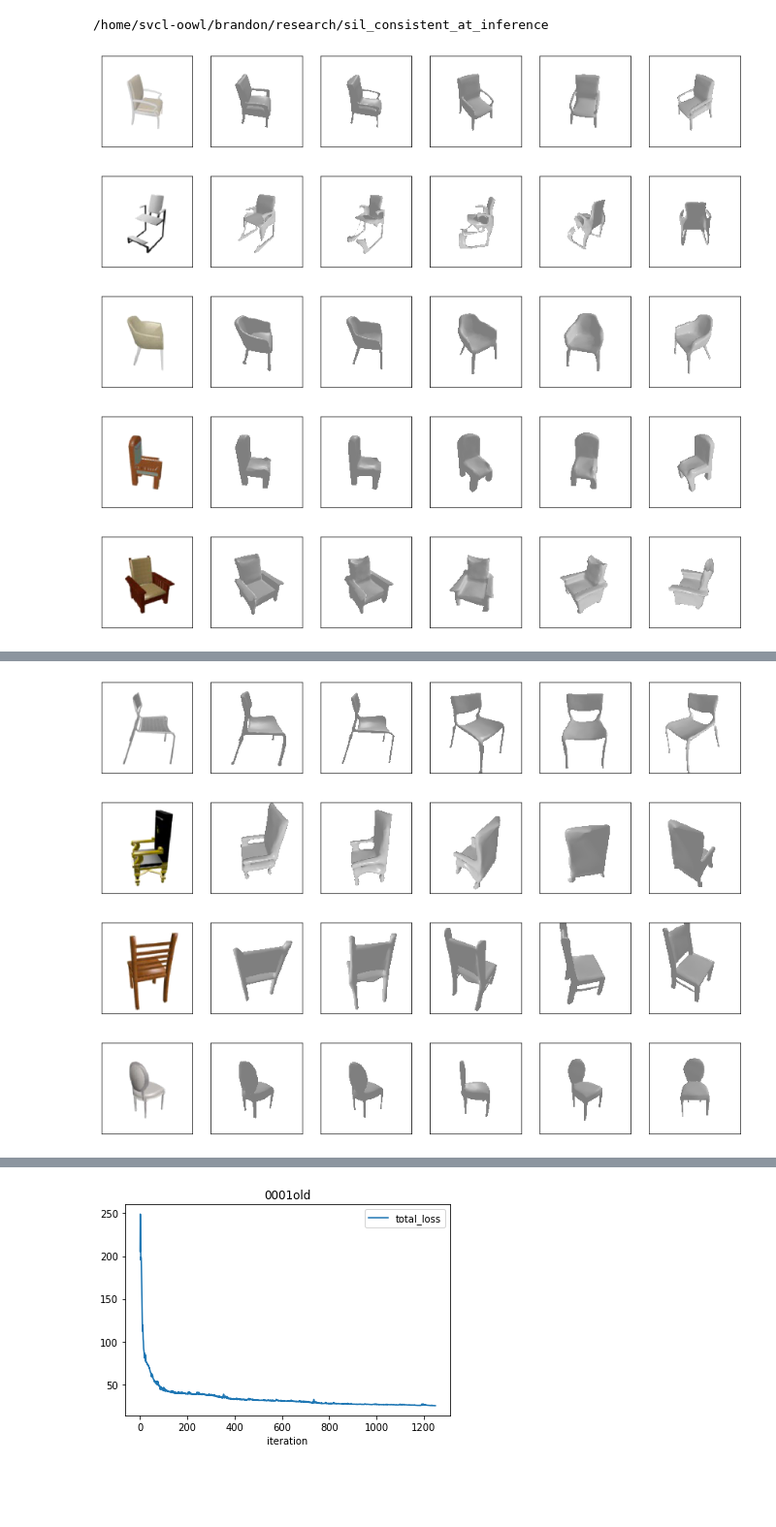
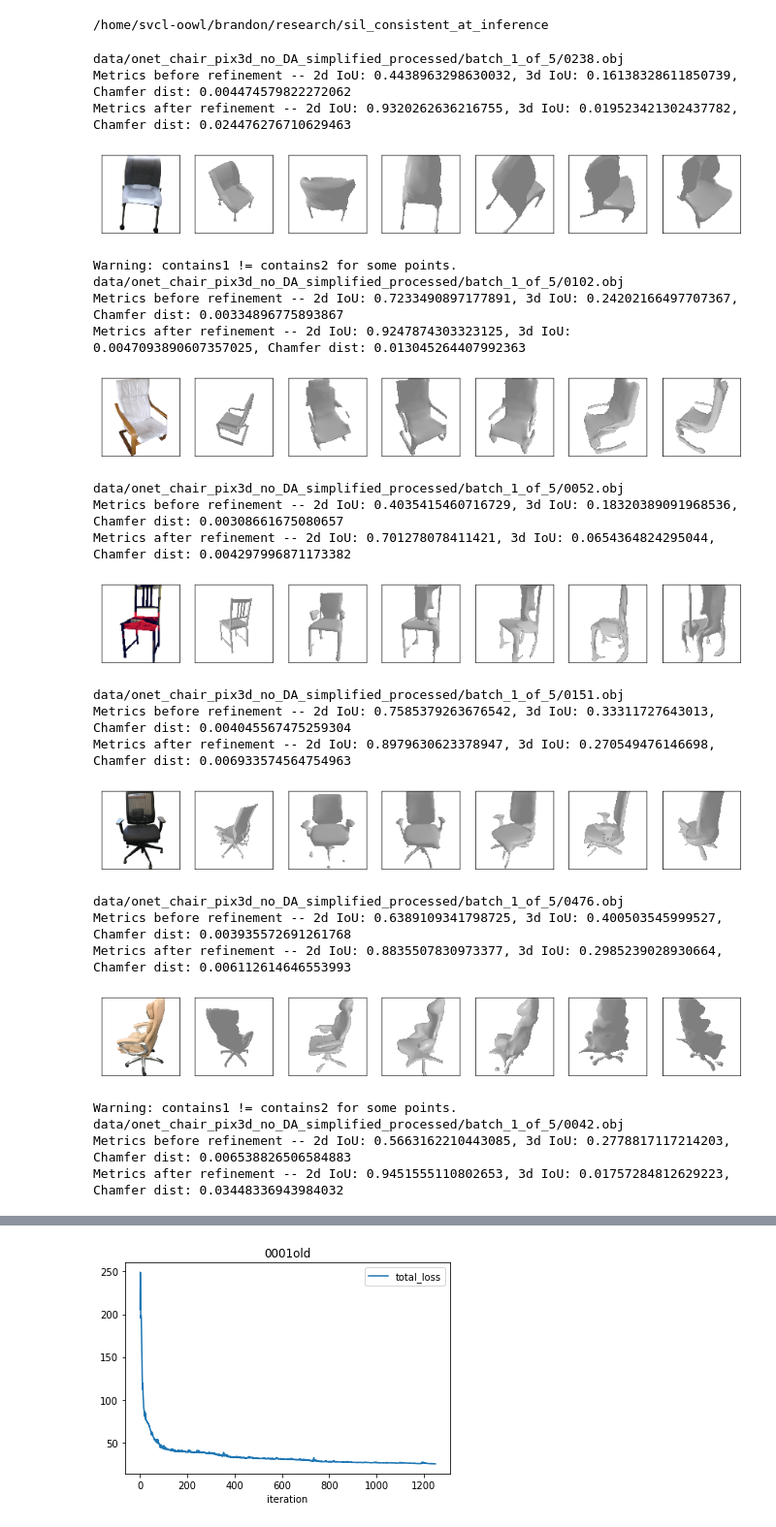
Before and after one commit to b7leung/sil_consistent_at_inference, a Jupyter notebook: notebooks/postprocess_dataset.ipynb, the cells around one changed output, grey strips where cells are left out. Shown at 97% size. Drawn from its saved outputs; the diff is of its cells as text; code cells hidden in the pictures; blank space fills up the shorter version.

```diff
--- a/notebooks/postprocess_dataset.ipynb
+++ b/notebooks/postprocess_dataset.ipynb
@@ -145,7 +144,7 @@ def show_meshes(cfg, device, saved_model_path, gt_shapes_dict, only_show_instanc
                     ax[0][col_i+i].yaxis.set_visible(False)
                 plt.pause(0.05)
 # %%
-cfg_path = "configs/refine.yaml"
+cfg_path = "configs/refine2.yaml"
 exp_name = "processed"
 gt_shapes_path = "/home/svcl-oowl/brandon/research/sil_consistent_at_inference/data_evaluation/pix3d_chair/pix3d_chair_gt_shapes.lst"
 
@@ -162,11 +161,33 @@ processed_model_path = cfg['dataset']['input_dir_mesh']+"_{}".format(exp_name)
 # %%
 # show postprocessed meshes at predicted angle
 instances = random.sample([str(path).split('/')[-1].replace('.obj',"") for path in list(Path(processed_model_path).rglob('*.obj'))], 10)
+instances = [ '0238', '0102', '0052', '0151', '0476', '0042', '0370', '0675', '0627', '0030', '0409', '0496', '0274', '0644', '0036', '0578', '0260', '0215', '0243', '0539', '0321', '0523', '0655', '0475', '0566']
 
-show_meshes(cfg, device, processed_model_path, gt_shapes_dict, only_show_instances=instances, compute_metrics=False, print_info=False)
+show_meshes(cfg, device, processed_model_path, gt_shapes_dict, only_show_instances=instances, compute_metrics=True, print_info=True)
+#show_meshes(cfg, device, processed_model_path, gt_shapes_dict, only_show_instances=instances, compute_metrics=False, print_info=False)
 # %% [output]
+data/onet_chair_pix3d_no_DA_simplified_processed/batch_1_of_5/0238.obj
+Metrics before refinement -- 2d IoU: 0.4438963298630032, 3d IoU: 0.16138328611850739, Chamfer dist: 0.004474579822272062
+Metrics after refinement -- 2d IoU: 0.9320262636216755, 3d IoU: 0.019523421302437782, Chamfer dist: 0.024476276710629463
-[figure, old version]
+[figure, new version]
+Warning: contains1 != contains2 for some points.
+data/onet_chair_pix3d_no_DA_simplified_processed/batch_1_of_5/0102.obj
+Metrics before refinement -- 2d IoU: 0.7233490897177891, 3d IoU: 0.24202166497707367, Chamfer dist: 0.00334896775893867
+Metrics after refinement -- 2d IoU: 0.9247874303323125, 3d IoU: 0.0047093890607357025, Chamfer dist: 0.013045264407992363
-[figure, old version]
+[figure, new version]
+data/onet_chair_pix3d_no_DA_simplified_processed/batch_1_of_5/0052.obj
+Metrics before refinement -- 2d IoU: 0.4035415460716729, 3d IoU: 0.18320389091968536, Chamfer dist: 0.00308661675080657
+Metrics after refinement -- 2d IoU: 0.701278078411421, 3d IoU: 0.0654364824295044, Chamfer dist: 0.004297996871173382
-[figure, old version]
+[figure, new version]
+data/onet_chair_pix3d_no_DA_simplified_processed/batch_1_of_5/0151.obj
+Metrics before refinement -- 2d IoU: 0.7585379263676542, 3d IoU: 0.33311727643013, Chamfer dist: 0.004045567475259304
+Metrics after refinement -- 2d IoU: 0.8979630623378947, 3d IoU: 0.270549476146698, Chamfer dist: 0.006933574564754963
-[figure, old version]
+[figure, new version]
+data/onet_chair_pix3d_no_DA_simplified_processed/batch_1_of_5/0476.obj
+Metrics before refinement -- 2d IoU: 0.6389109341798725, 3d IoU: 0.400503545999527, Chamfer dist: 0.003935572691261768
+Metrics after refinement -- 2d IoU: 0.8835507830973377, 3d IoU: 0.2985239028930664, Chamfer dist: 0.006112614646553993
-[figure, old version]
+[figure, new version]
+Warning: contains1 != contains2 for some points.
+data/onet_chair_pix3d_no_DA_simplified_processed/batch_1_of_5/0042.obj
+Metrics before refinement -- 2d IoU: 0.5663162210443085, 3d IoU: 0.2778817117214203, Chamfer dist: 0.006538826506584883
+Metrics after refinement -- 2d IoU: 0.9451555110802653, 3d IoU: 0.01757284812629223, Chamfer dist: 0.03448336943984032
@@ -174,4 +194,0 @@ show_meshes(cfg, device, processed_model_path, gt_shapes_dict, only_show_instanc
-[figure, removed]
-[figure, removed]
-[figure, removed]
-[figure, removed]
```
Also changed, not shown: parts of 2 cells of this notebook, 9 other files.
